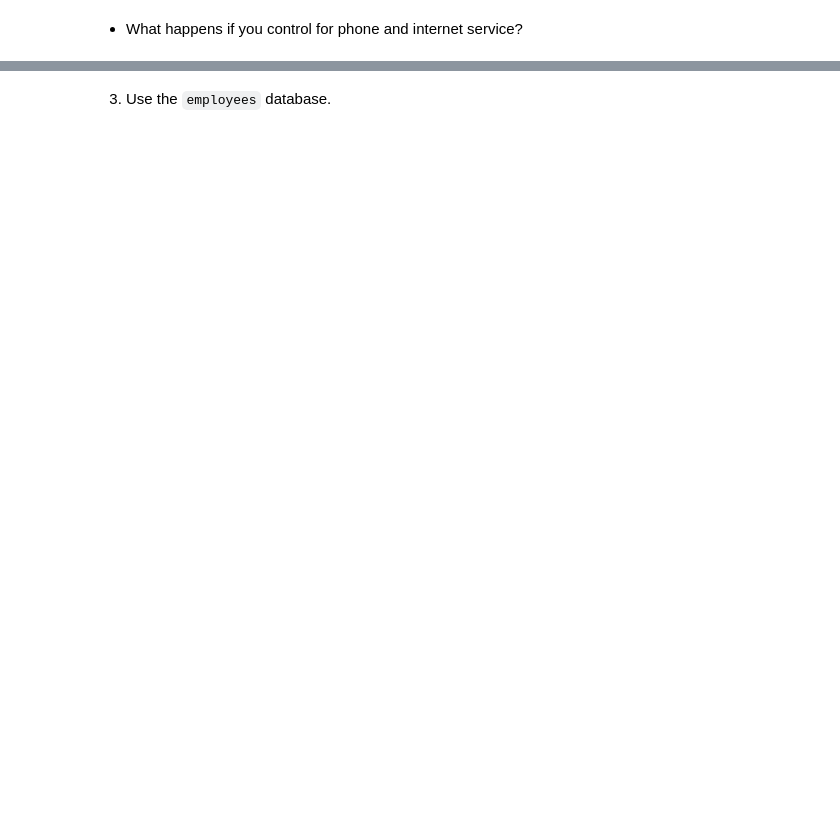
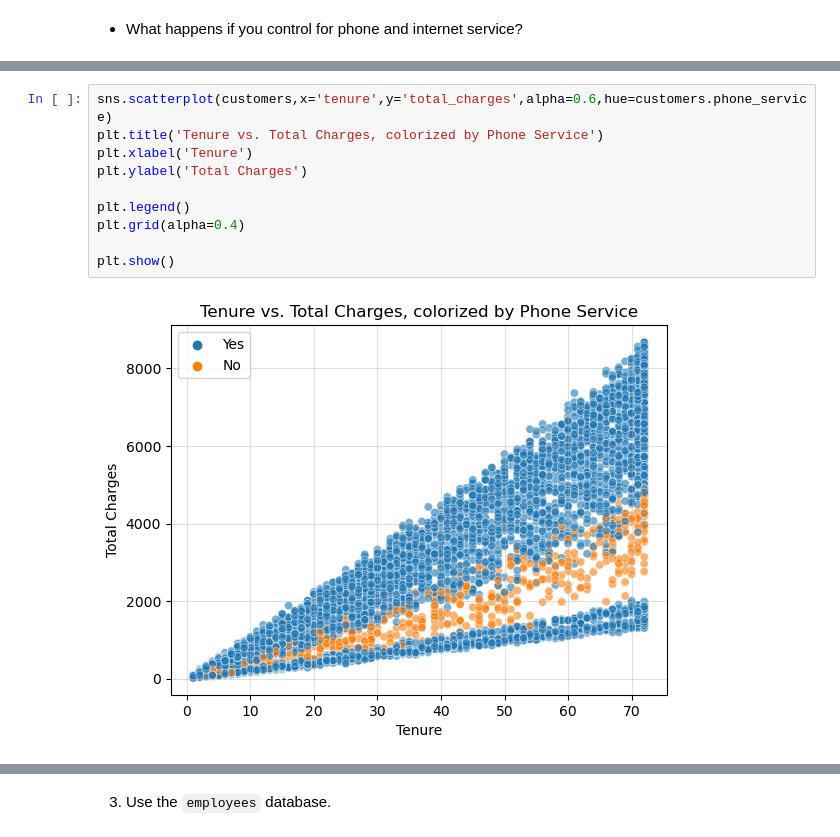
Before and after one commit to Michael-Nelson361/statistics-exercises, a Jupyter notebook: hypothesis_testing.ipynb, the cells around one changed output, grey strips where cells are left out. Drawn from its saved outputs; the diff is of its cells as text; blank space fills up the shorter version.

```diff
--- a/hypothesis_testing.ipynb
+++ b/hypothesis_testing.ipynb
@@ -362,0 +492,12 @@ We conclude that there is no relationship between an employee's gender and wheth
+# %%
+sns.scatterplot(customers,x='tenure',y='total_charges',alpha=0.6,hue=customers.phone_service)
+plt.title('Tenure vs. Total Charges, colorized by Phone Service')
+plt.xlabel('Tenure')
+plt.ylabel('Total Charges')
+
+plt.legend()
+plt.grid(alpha=0.4)
+
+plt.show()
+# %% [output]
+[figure, added]
```
Also changed, not shown: parts of 47 cells of this notebook.
